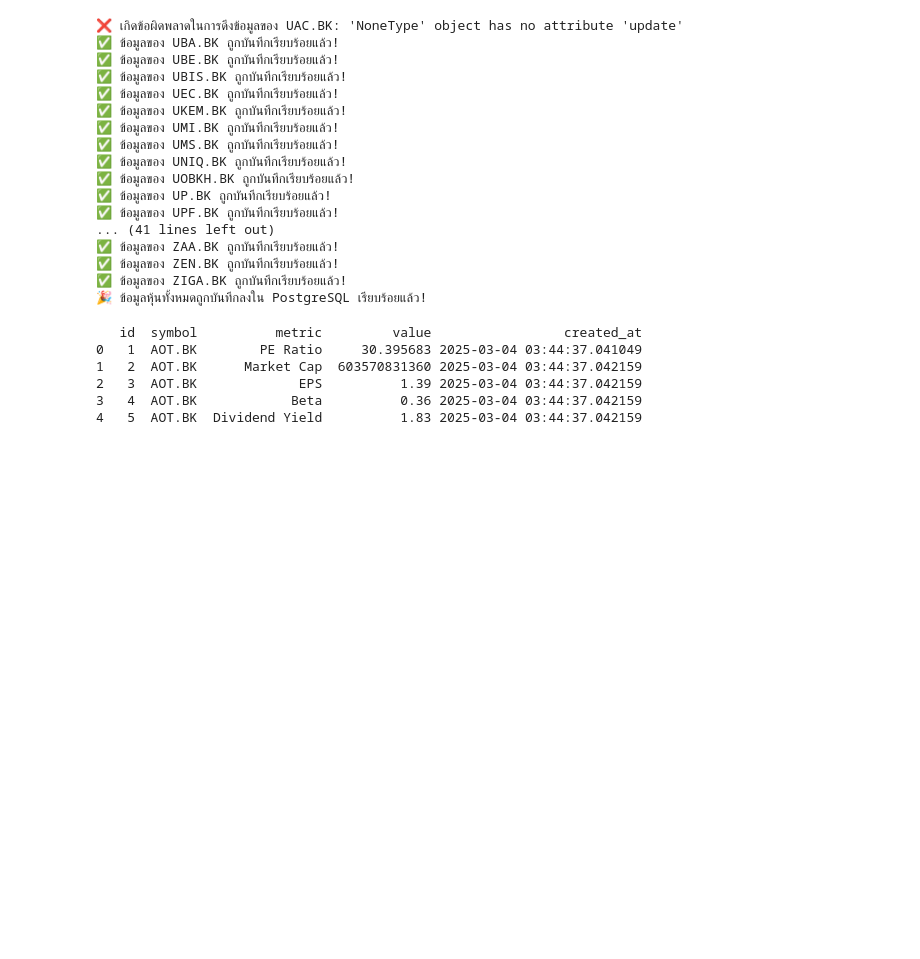
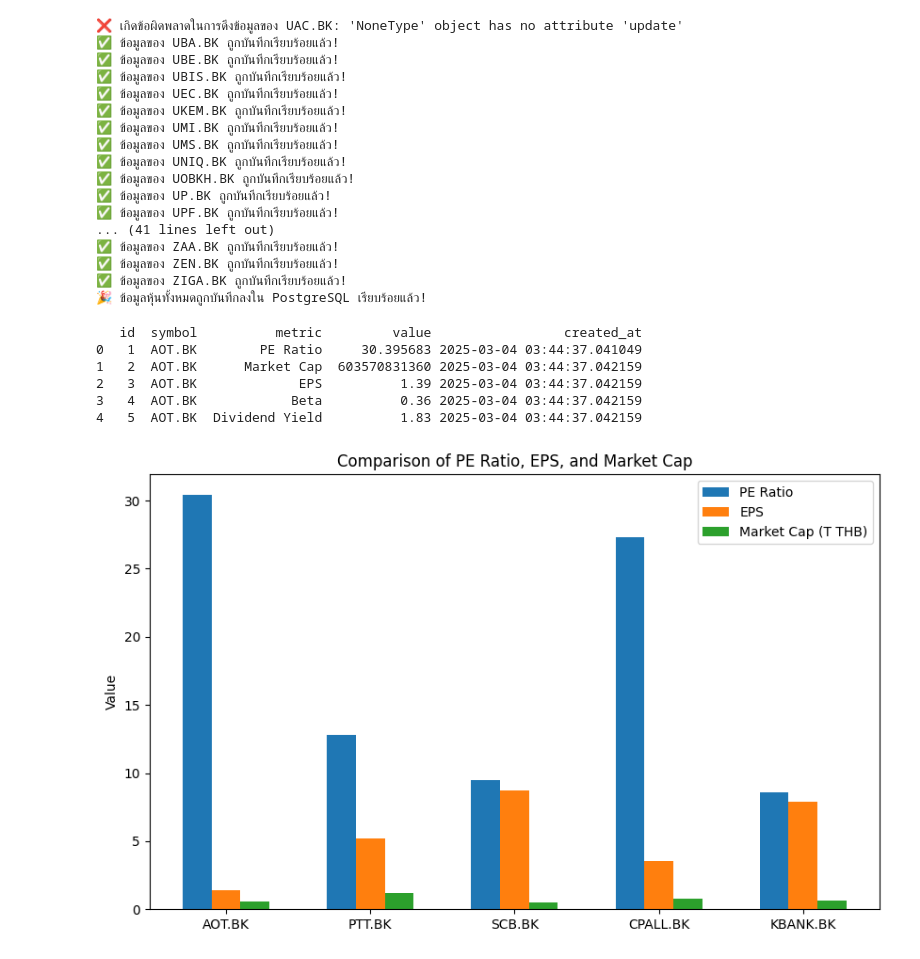
Before and after one commit to phqsuema123/stock-data, a Jupyter notebook: yfinance.ipynb, the cells around one changed output. Drawn from its saved outputs; the diff is of its cells as text; code cells hidden in the pictures; blank space fills up the shorter version.

```diff
--- a/yfinance.ipynb
+++ b/yfinance.ipynb
@@ -367,3 +367,39 @@ print(df_db.head())
 2   3  AOT.BK             EPS          1.39 2025-03-04 03:44:37.042159
 3   4  AOT.BK            Beta          0.36 2025-03-04 03:44:37.042159
 4   5  AOT.BK  Dividend Yield          1.83 2025-03-04 03:44:37.042159
+# %%
+import matplotlib.pyplot as plt
+import numpy as np
+
+# ตัวอย่างข้อมูลหุ้น (สมมติว่าข้อมูลดึงมาจากฐานข้อมูลแล้ว)
+data = {
+    "symbol": ["AOT.BK", "PTT.BK", "SCB.BK", "CPALL.BK", "KBANK.BK"],
+    "PE Ratio": [30.4, 12.8, 9.5, 27.3, 8.6],
+    "EPS": [1.39, 5.22, 8.75, 3.55, 7.89],
+    "Market Cap": [603570831360, 1200000000000, 500000000000, 750000000000, 620000000000],
+}
+
+df_viz = pd.DataFrame(data)
+
+# สร้างกราฟแท่งเปรียบเทียบ PE Ratio / EPS / Market Cap
+fig, ax = plt.subplots(figsize=(10, 6))
+width = 0.2  # ความกว้างของแท่ง
+
+x = np.arange(len(df_viz["symbol"]))  # ตำแหน่งของหุ้น
+
+# วาดกราฟแท่ง
+ax.bar(x - width, df_viz["PE Ratio"], width, label="PE Ratio")
+ax.bar(x, df_viz["EPS"], width, label="EPS")
+ax.bar(x + width, df_viz["Market Cap"] / 1e12, width, label="Market Cap (T THB)")
+
+# ตั้งค่ากราฟ
+ax.set_xticks(x)
+ax.set_xticklabels(df_viz["symbol"])
+ax.set_ylabel("Value")
+ax.set_title("Comparison of PE Ratio, EPS, and Market Cap")
+ax.legend()
+
+# แสดงกราฟ
+plt.show()
+# %% [output]
+[figure, added]
```
